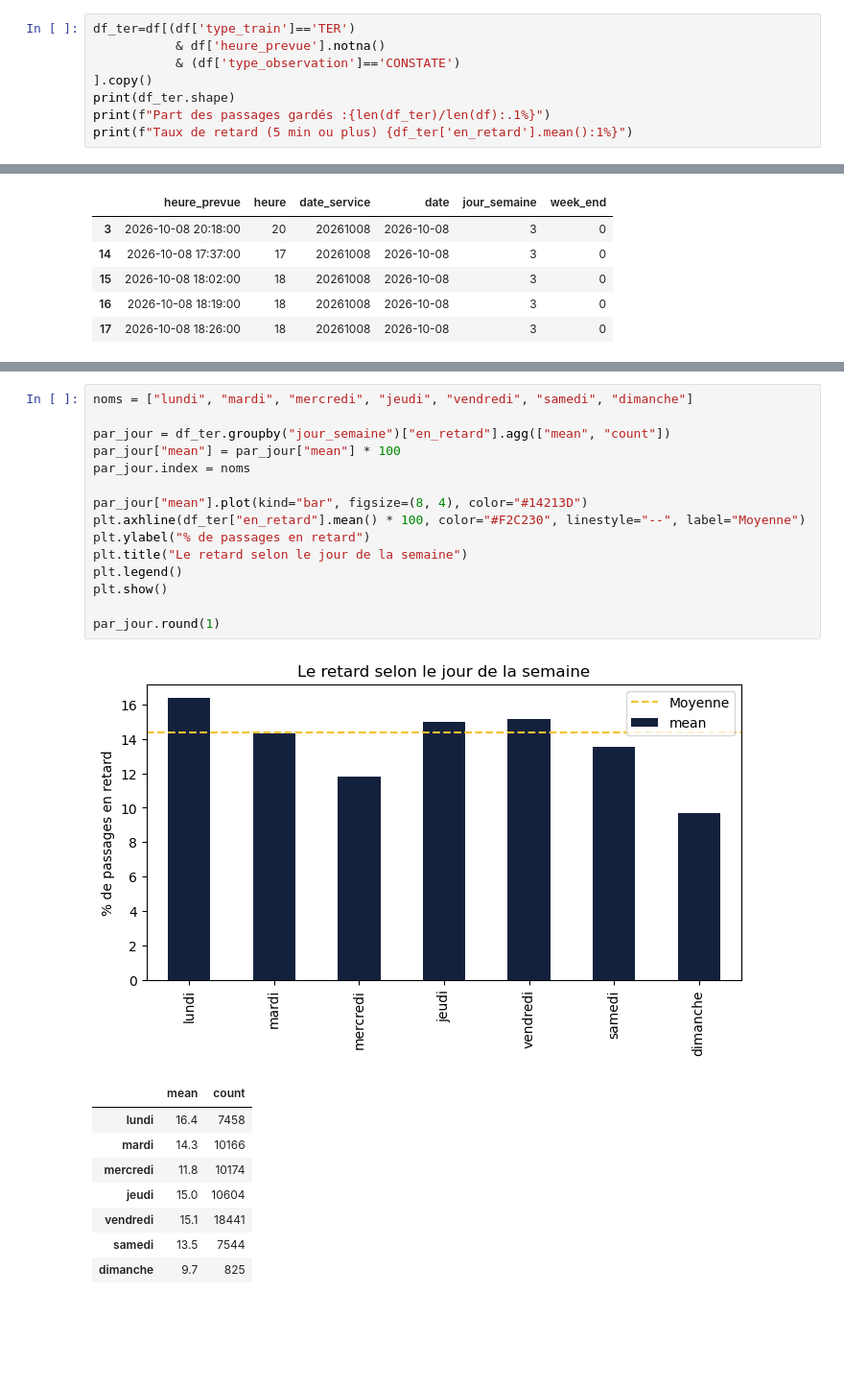
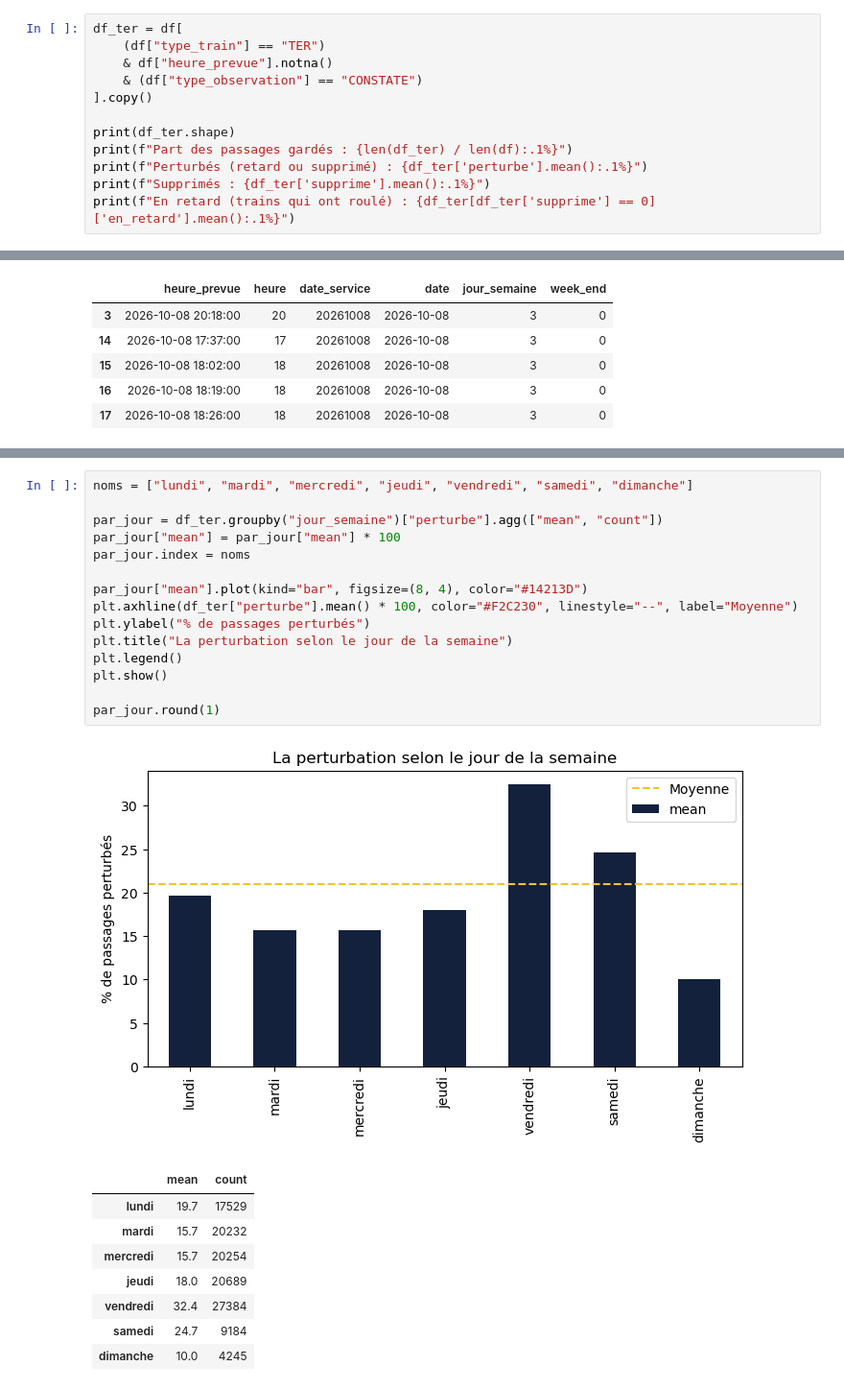
Before and after one commit to Aly2001/quai-nord, a Jupyter notebook: analyse_01.ipynb, the cells around one changed output, grey strips where cells are left out. Shown at 96% size. Cells and saved outputs as stored; diff of their text form; blank space fills up the shorter version.

```diff
--- a/analyse_01.ipynb
+++ b/analyse_01.ipynb
@@ -111,10 +111,14 @@ Nanteuil-le-Haudouin     233
 Name: count, dtype: int64
 # %%
-df_ter=df[(df['type_train']=='TER')
-           & df['heure_prevue'].notna()
-           & (df['type_observation']=='CONSTATE')
+df_ter = df[
+    (df["type_train"] == "TER")
+    & df["heure_prevue"].notna()
+    & (df["type_observation"] == "CONSTATE")
 ].copy()
+
 print(df_ter.shape)
-print(f"Part des passages gardés :{len(df_ter)/len(df):.1%}")
-print(f"Taux de retard (5 min ou plus) {df_ter['en_retard'].mean():1%}")
+print(f"Part des passages gardés : {len(df_ter) / len(df):.1%}")
+print(f"Perturbés (retard ou supprimé) : {df_ter['perturbe'].mean():.1%}")
+print(f"Supprimés : {df_ter['supprime'].mean():.1%}")
+print(f"En retard (trains qui ont roulé) : {df_ter[df_ter['supprime'] == 0]['en_retard'].mean():.1%}")
 # %% [output]
@@ -175,28 +161,28 @@ par_heure.round(1)
 # %%
 noms = ["lundi", "mardi", "mercredi", "jeudi", "vendredi", "samedi", "dimanche"]
 
-par_jour = df_ter.groupby("jour_semaine")["en_retard"].agg(["mean", "count"])
+par_jour = df_ter.groupby("jour_semaine")["perturbe"].agg(["mean", "count"])
 par_jour["mean"] = par_jour["mean"] * 100
 par_jour.index = noms
 
 par_jour["mean"].plot(kind="bar", figsize=(8, 4), color="#14213D")
-plt.axhline(df_ter["en_retard"].mean() * 100, color="#F2C230", linestyle="--", label="Moyenne")
-plt.ylabel("% de passages en retard")
-plt.title("Le retard selon le jour de la semaine")
+plt.axhline(df_ter["perturbe"].mean() * 100, color="#F2C230", linestyle="--", label="Moyenne")
+plt.ylabel("% de passages perturbés")
+plt.title("La perturbation selon le jour de la semaine")
 plt.legend()
 plt.show()
 
 par_jour.round(1)
 # %% [output]
-[figure, old version]
+[figure, new version]
 |  | mean | count |
-| lundi | 16.4 | 7458 |
-| mardi | 14.3 | 10166 |
-| mercredi | 11.8 | 10174 |
-| jeudi | 15.0 | 10604 |
-| vendredi | 15.1 | 18441 |
-| samedi | 13.5 | 7544 |
-| dimanche | 9.7 | 825 |
+| lundi | 19.7 | 17529 |
+| mardi | 15.7 | 20232 |
+| mercredi | 15.7 | 20254 |
+| jeudi | 18.0 | 20689 |
+| vendredi | 32.4 | 27384 |
+| samedi | 24.7 | 9184 |
+| dimanche | 10.0 | 4245 |
 # %%
 print(df_ter.groupby("jour_semaine")["date"].nunique())
 
```
Also changed, not shown: parts of 23 cells of this notebook, 6 other files.
